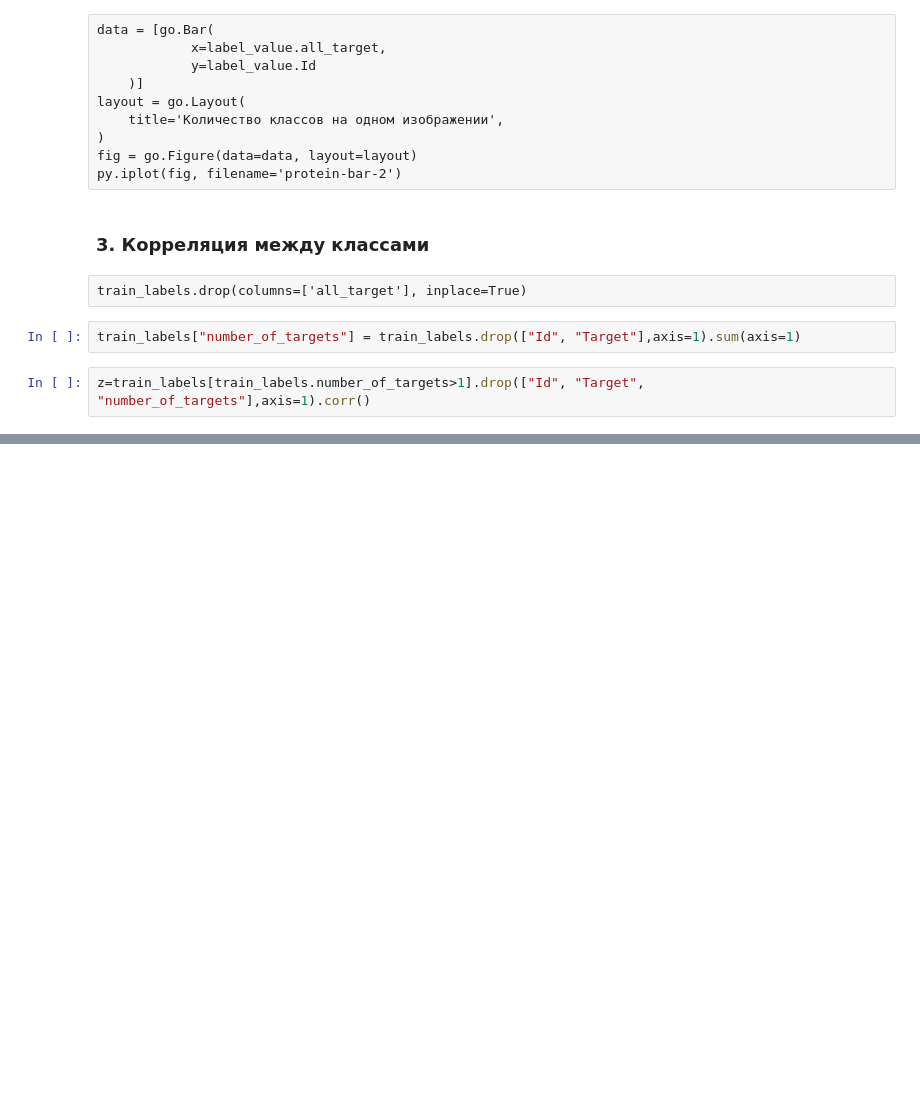
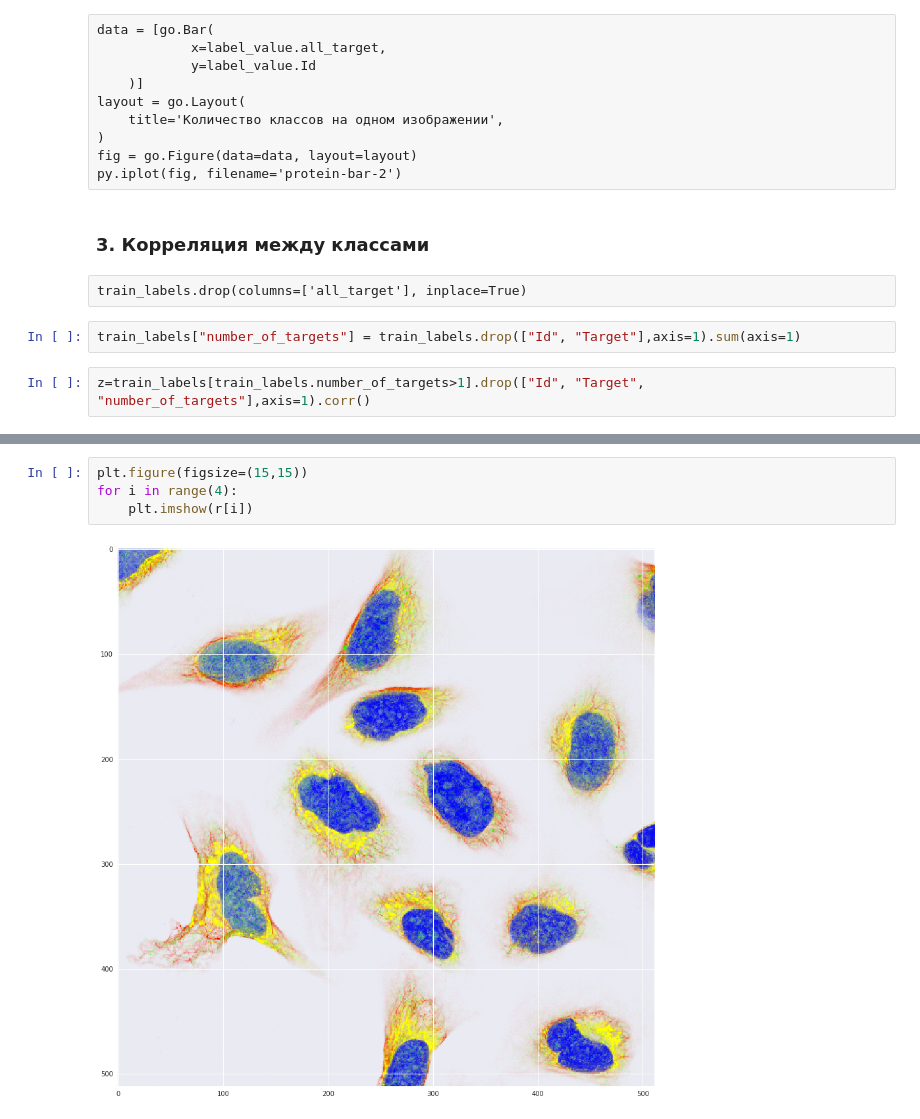
Before and after one commit to panamafrica/protein, a Jupyter notebook: EDA/2018-11-08-EDA-protein.ipynb, the cells around one changed output, grey strips where cells are left out. Cells and saved outputs as stored; diff of their text form; blank space fills up the shorter version.

```diff
--- a/EDA/2018-11-08-EDA-protein.ipynb
+++ b/EDA/2018-11-08-EDA-protein.ipynb
@@ -195,0 +251,6 @@ train_labels.shape[0]
+# %%
+plt.figure(figsize=(15,15))
+for i in range(4):
+    plt.imshow(r[i])
+# %% [output]
+[figure, added]
```
Also changed, not shown: parts of 25 cells of this notebook, 3 other files.
